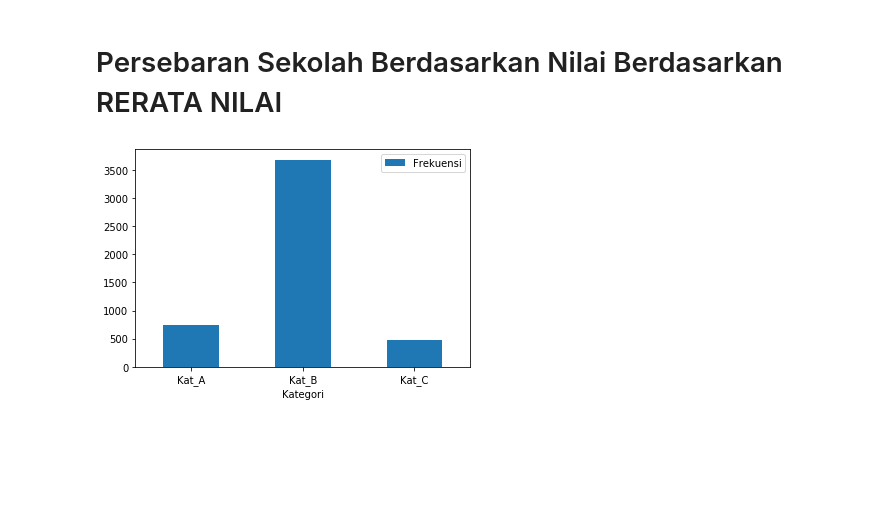
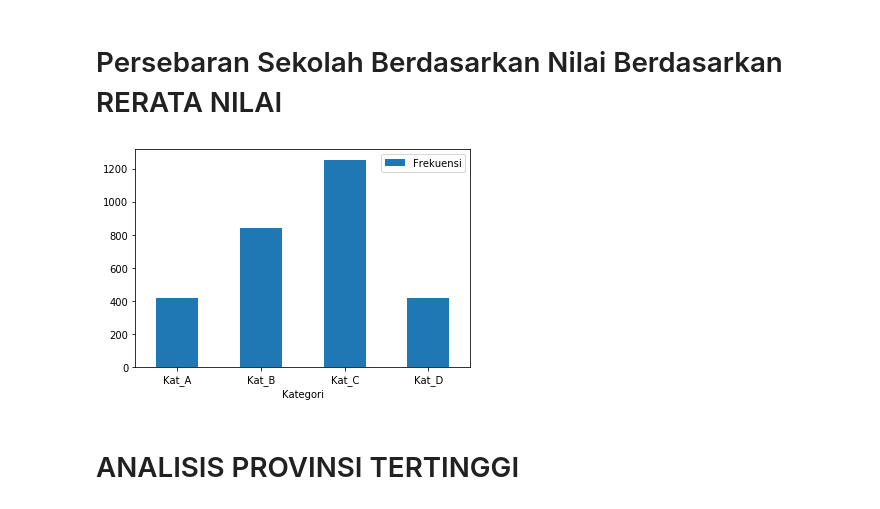
Before and after one commit to MohammadFebriyanto/datasummit, a Jupyter notebook: kode.ipynb, the cells around one changed output. Cells and saved outputs as stored; diff of their text form; code cells hidden in the pictures; blank space fills up the shorter version.

```diff
--- a/kode.ipynb
+++ b/kode.ipynb
@@ -13,4 +7,12 @@ df5 = pd.read_excel('CAPAIAN NILAI UJIAN NASIONAL SMA TAHUN AJARAN 2018-2019_  (
+# %%
+df1 = pd.read_excel('SMA_IPA.xlsx')
+df2 = pd.read_excel('SMA_BAHASA.xlsx')
+df3 = pd.read_excel('SMA_IPS.xlsx')
+df4 = pd.read_excel('SMA_ISLAM.xlsx')
+df5 = pd.read_excel('SMA_KATOLIK.xlsx')
+df6 = pd.read_excel('SMA_KRISTEN.xlsx')
 # %%
-df = pd.concat([df1,df2,df3,df4,df5])
+df = pd.concat([df1,df2,df3,df4,df5,df6])
 # %%
 df = df.drop(df.index[0])
+df = df[df['RERATA NILAI'] != '-']
@@ -38,5 +33,17 @@ kat_C = df[df['RERATA NILAI'] < 48.824408-8.591440]
+# %%
+kat_A = df[df['RERATA NILAI'] > 52.920000]
+
+kat_B = df[df['RERATA NILAI'] < 52.920000]
+kat_B = df[df['RERATA NILAI'] > 47.295000]
+
+kat_C = df[df['RERATA NILAI'] < 47.295000]
+kat_C = df[df['RERATA NILAI'] > 42.680000]
+
+kat_D = df[df['RERATA NILAI'] < 42.680000]
 # %%
-data = pd.DataFrame({'Kategori':['Kat_A', 'Kat_B', 'Kat_C'], 'Frekuensi':[kat_A['BAHASA INDONESIA'].count(), kat_B['BAHASA INDONESIA'].count(), kat_C['BAHASA INDONESIA'].count()]})
+data = pd.DataFrame({'Kategori':['Kat_A', 'Kat_B', 'Kat_C', 'Kat_D'], 'Frekuensi':[kat_A['RERATA NILAI'].count(), kat_B['RERATA NILAI'].count(), kat_C['RERATA NILAI'].count(), kat_D['RERATA NILAI'].count()]})
 ax = data.plot.bar(x='Kategori', y='Frekuensi', rot=0)
 # %% [output]
-[figure, old version]
+[figure, new version]
+# %% [markdown]
+# ANALISIS PROVINSI TERTINGGI
```
Also changed, not shown: parts of 14 cells of this notebook.
